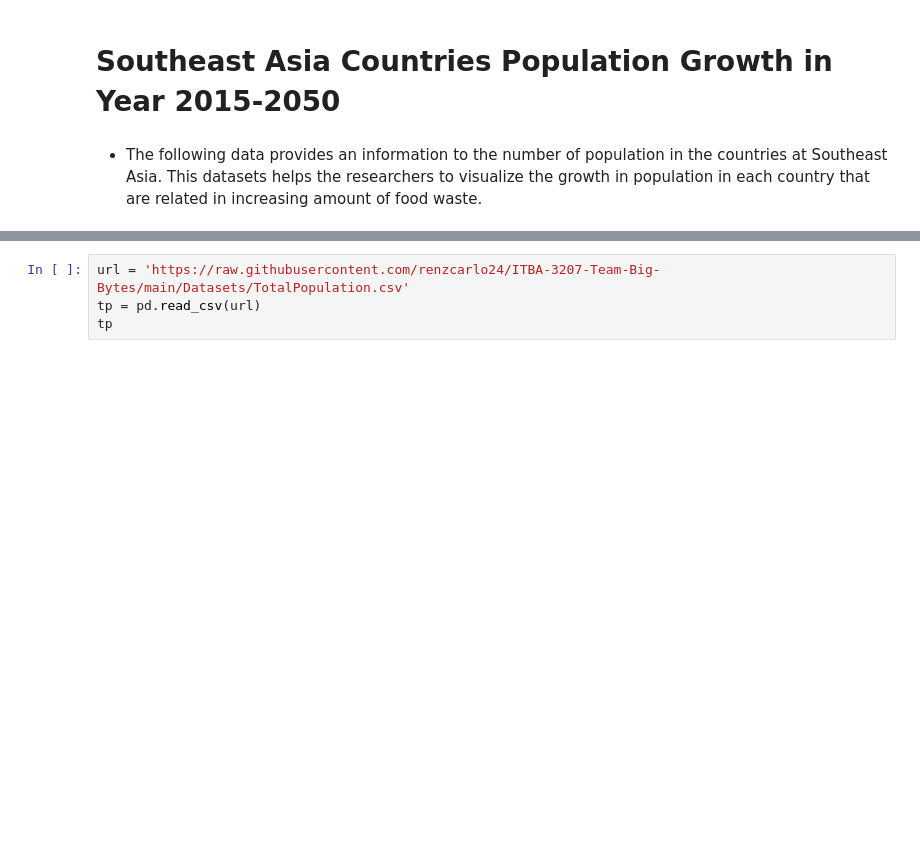
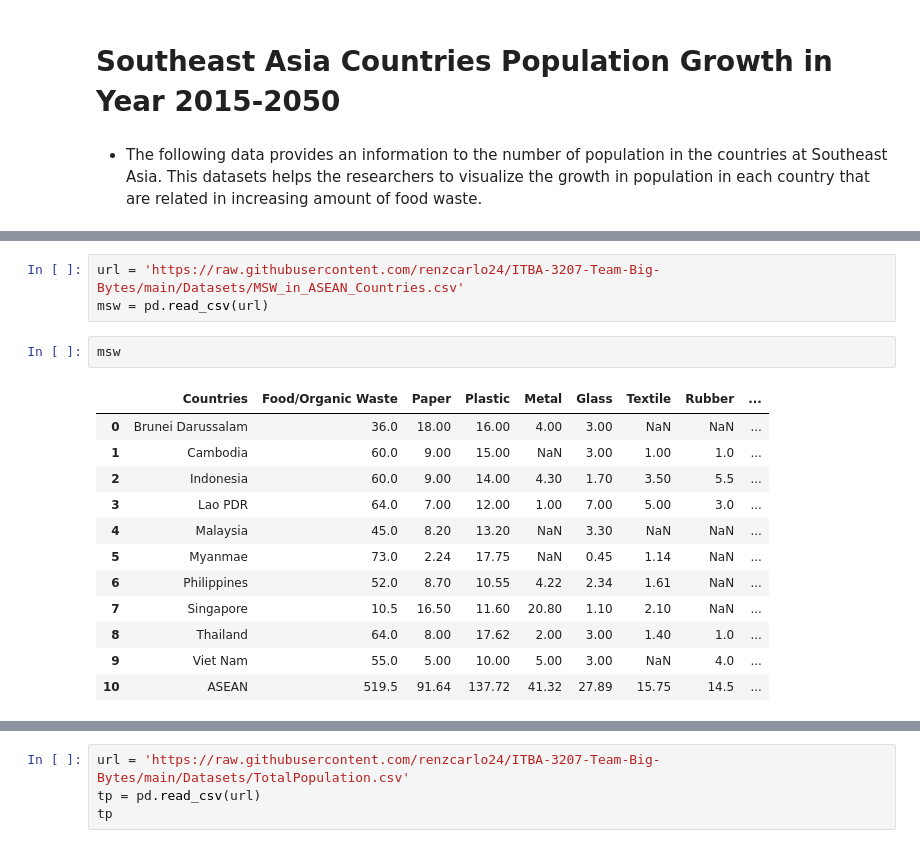
Before and after one commit to renzcarlo24/ITBA-3207-Team-Big-Bytes, a Jupyter notebook: Data Visualization.ipynb, the cells around one changed output, grey strips where cells are left out. Drawn from its saved outputs; the diff is of its cells as text; blank space fills up the shorter version.

```diff
--- a/Data Visualization.ipynb
+++ b/Data Visualization.ipynb
@@ -119,0 +142,18 @@ The bar graph depicts the food production in the countries of Southeast Asia in
+# %%
+url = 'https://raw.githubusercontent.com/renzcarlo24/ITBA-3207-Team-Big-Bytes/main/Datasets/MSW_in_ASEAN_Countries.csv'
+msw = pd.read_csv(url)
+# %%
+msw
+# %% [output]
+|  | Countries | Food/Organic Waste | Paper | Plastic | Metal | Glass | Textile | Rubber | ... |
+| 0 | Brunei Darussalam | 36.0 | 18.00 | 16.00 | 4.00 | 3.00 | NaN | NaN | ... |
+| 1 | Cambodia | 60.0 | 9.00 | 15.00 | NaN | 3.00 | 1.00 | 1.0 | ... |
+| 2 | Indonesia | 60.0 | 9.00 | 14.00 | 4.30 | 1.70 | 3.50 | 5.5 | ... |
+| 3 | Lao PDR | 64.0 | 7.00 | 12.00 | 1.00 | 7.00 | 5.00 | 3.0 | ... |
+| 4 | Malaysia | 45.0 | 8.20 | 13.20 | NaN | 3.30 | NaN | NaN | ... |
+| 5 | Myanmae | 73.0 | 2.24 | 17.75 | NaN | 0.45 | 1.14 | NaN | ... |
+| 6 | Philippines | 52.0 | 8.70 | 10.55 | 4.22 | 2.34 | 1.61 | NaN | ... |
+| 7 | Singapore | 10.5 | 16.50 | 11.60 | 20.80 | 1.10 | 2.10 | NaN | ... |
+| 8 | Thailand | 64.0 | 8.00 | 17.62 | 2.00 | 3.00 | 1.40 | 1.0 | ... |
+| 9 | Viet Nam | 55.0 | 5.00 | 10.00 | 5.00 | 3.00 | NaN | 4.0 | ... |
+| 10 | ASEAN | 519.5 | 91.64 | 137.72 | 41.32 | 27.89 | 15.75 | 14.5 | ... |
```
Also changed, not shown: parts of 5 cells of this notebook.
